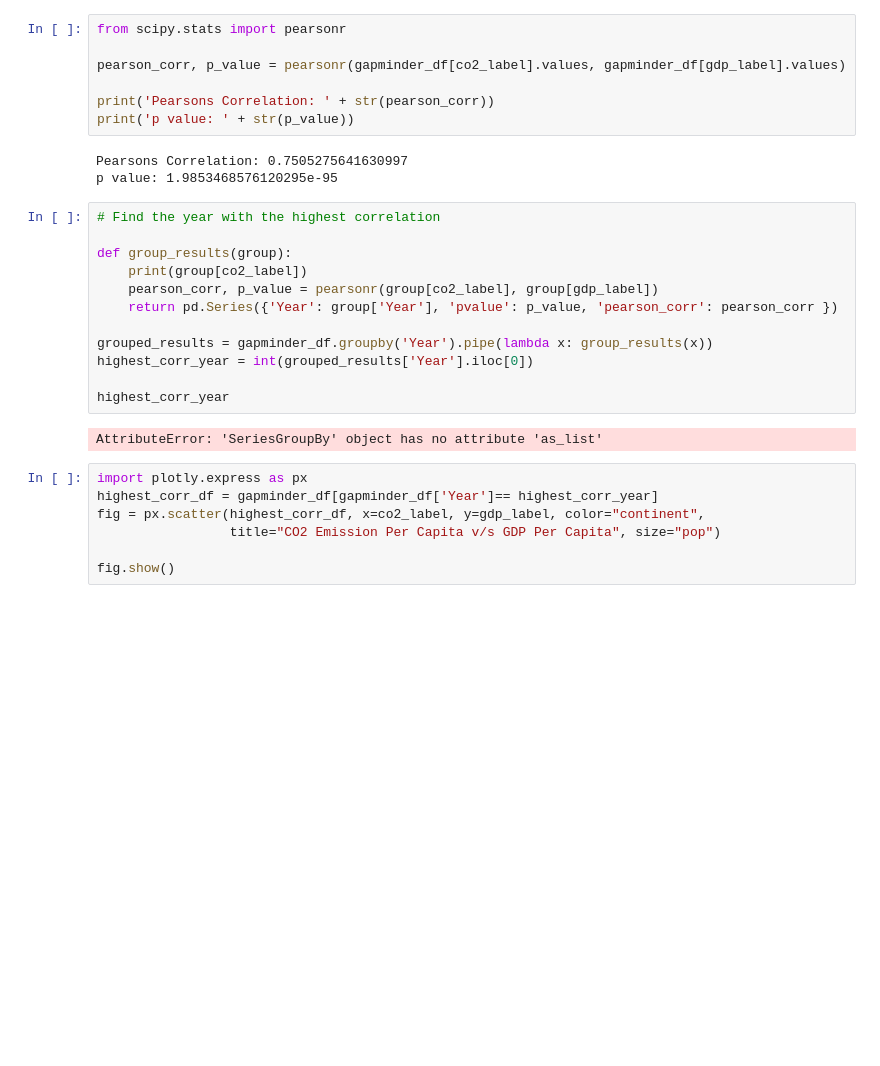
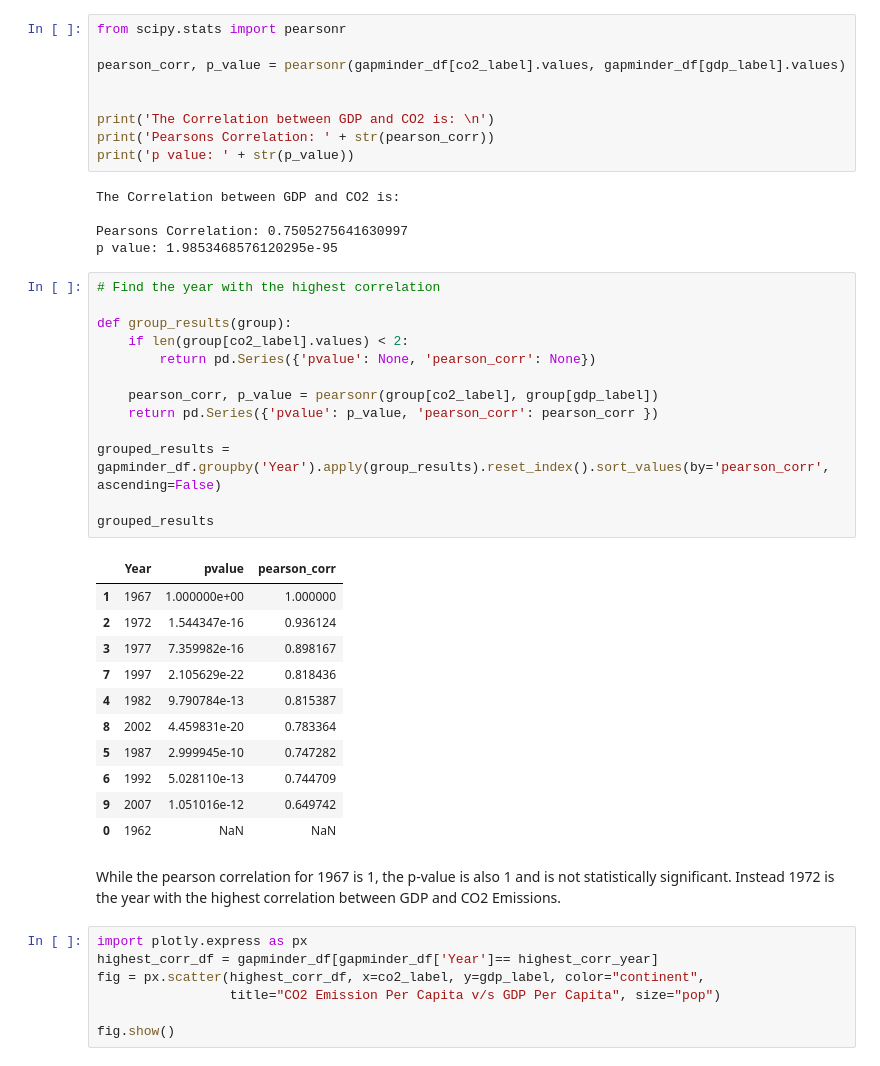
Before and after one commit to r614/brn-training, a Jupyter notebook: pyds/analysis.ipynb, the cells around one changed output. Drawn from its saved outputs; the diff is of its cells as text; blank space fills up the shorter version.

Commit message:
Updated corr

```diff
--- a/pyds/analysis.ipynb
+++ b/pyds/analysis.ipynb
@@ -31,25 +31,42 @@ from scipy.stats import pearsonr
 
 pearson_corr, p_value = pearsonr(gapminder_df[co2_label].values, gapminder_df[gdp_label].values)
 
+
+print('The Correlation between GDP and CO2 is: \n')
 print('Pearsons Correlation: ' + str(pearson_corr))
 print('p value: ' + str(p_value))
 # %% [output]
+The Correlation between GDP and CO2 is:
+
 Pearsons Correlation: 0.7505275641630997
 p value: 1.9853468576120295e-95
 # %%
 # Find the year with the highest correlation
 
 def group_results(group):
-    print(group[co2_label])
+    if len(group[co2_label].values) < 2:
+        return pd.Series({'pvalue': None, 'pearson_corr': None})
+
     pearson_corr, p_value = pearsonr(group[co2_label], group[gdp_label])
-    return pd.Series({'Year': group['Year'], 'pvalue': p_value, 'pearson_corr': pearson_corr })
+    return pd.Series({'pvalue': p_value, 'pearson_corr': pearson_corr })
 
-grouped_results = gapminder_df.groupby('Year').pipe(lambda x: group_results(x))
-highest_corr_year = int(grouped_results['Year'].iloc[0])
+grouped_results = gapminder_df.groupby('Year').apply(group_results).reset_index().sort_values(by='pearson_corr', ascending=False)
 
-highest_corr_year
+grouped_results
 # %% [output]
-AttributeError: 'SeriesGroupBy' object has no attribute 'as_list'
+|  | Year | pvalue | pearson_corr |
+| 1 | 1967 | 1.000000e+00 | 1.000000 |
+| 2 | 1972 | 1.544347e-16 | 0.936124 |
+| 3 | 1977 | 7.359982e-16 | 0.898167 |
+| 7 | 1997 | 2.105629e-22 | 0.818436 |
+| 4 | 1982 | 9.790784e-13 | 0.815387 |
+| 8 | 2002 | 4.459831e-20 | 0.783364 |
+| 5 | 1987 | 2.999945e-10 | 0.747282 |
+| 6 | 1992 | 5.028110e-13 | 0.744709 |
+| 9 | 2007 | 1.051016e-12 | 0.649742 |
+| 0 | 1962 | NaN | NaN |
+# %% [markdown]
+While the pearson correlation for 1967 is 1, the p-value is also 1 and is not statistically significant. Instead 1972 is the year with the highest correlation between GDP and CO2 Emissions.
 # %%
 import plotly.express as px
 highest_corr_df = gapminder_df[gapminder_df['Year']== highest_corr_year]
```
